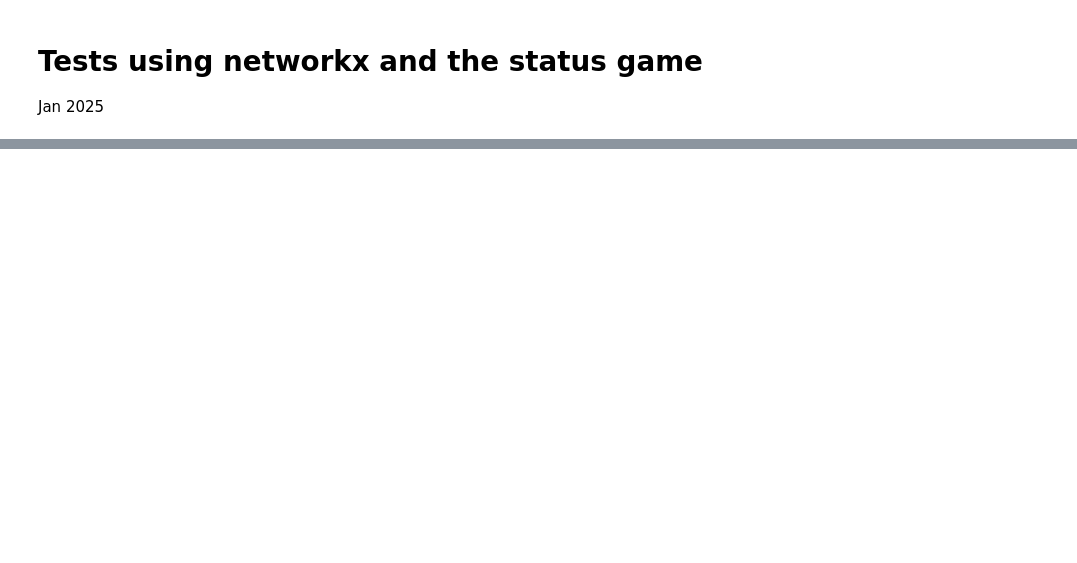
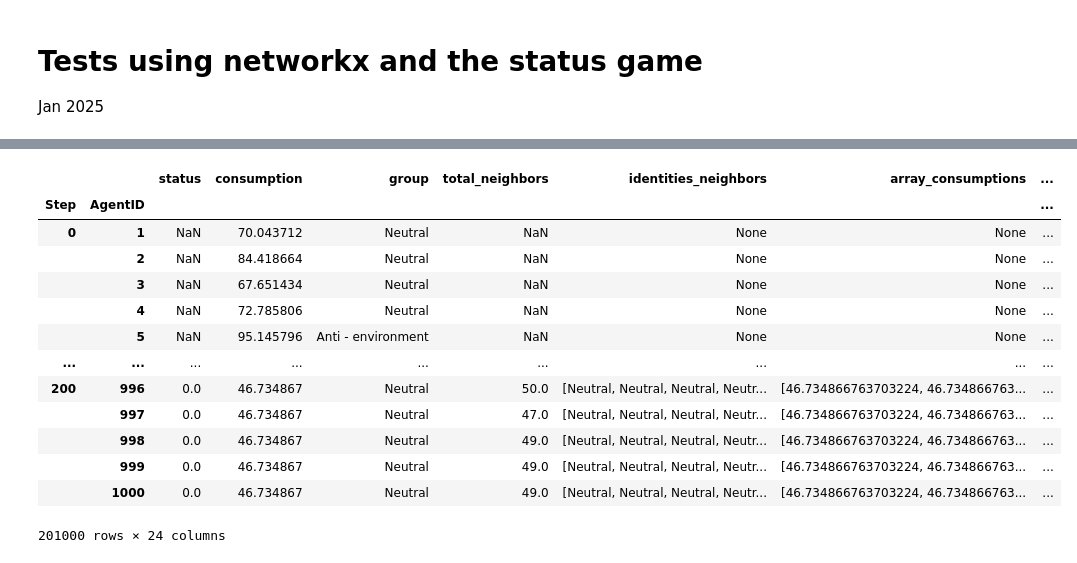
Before and after one commit to s-herrerag/enviromental_behavior_dynamics, a Jupyter notebook: tests_networkx.ipynb, the cells around one changed output, grey strips where cells are left out. Drawn from its saved outputs; the diff is of its cells as text; code cells hidden in the pictures; blank space fills up the shorter version.

```diff
--- a/tests_networkx.ipynb
+++ b/tests_networkx.ipynb
@@ -46,0 +45,17 @@ testmodel_data_agents = testmodel.datacollector.get_agent_vars_dataframe()
+# %%
+testmodel_data_agents
+# %% [output]
+|  |  | status | consumption | group | total_neighbors | identities_neighbors | array_consumptions | ... |
+| Step | AgentID |  |  |  |  |  |  | ... |
+| 0 | 1 | NaN | 70.043712 | Neutral | NaN | None | None | ... |
+|  | 2 | NaN | 84.418664 | Neutral | NaN | None | None | ... |
+|  | 3 | NaN | 67.651434 | Neutral | NaN | None | None | ... |
+|  | 4 | NaN | 72.785806 | Neutral | NaN | None | None | ... |
+|  | 5 | NaN | 95.145796 | Anti - environment | NaN | None | None | ... |
+| ... | ... | ... | ... | ... | ... | ... | ... | ... |
+| 200 | 996 | 0.0 | 46.734867 | Neutral | 50.0 | [Neutral, Neutral, Neutral, Neutr... | [46.734866763703224, 46.734866763... | ... |
+|  | 997 | 0.0 | 46.734867 | Neutral | 47.0 | [Neutral, Neutral, Neutral, Neutr... | [46.734866763703224, 46.734866763... | ... |
+|  | 998 | 0.0 | 46.734867 | Neutral | 49.0 | [Neutral, Neutral, Neutral, Neutr... | [46.734866763703224, 46.734866763... | ... |
+|  | 999 | 0.0 | 46.734867 | Neutral | 49.0 | [Neutral, Neutral, Neutral, Neutr... | [46.734866763703224, 46.734866763... | ... |
+|  | 1000 | 0.0 | 46.734867 | Neutral | 49.0 | [Neutral, Neutral, Neutral, Neutr... | [46.734866763703224, 46.734866763... | ... |
+201000 rows × 24 columns
```
Also changed, not shown: parts of 3 cells of this notebook, 2 other files.
